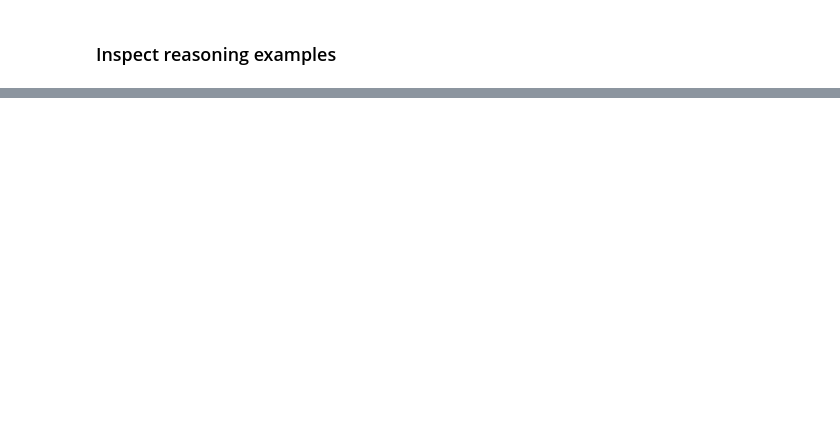
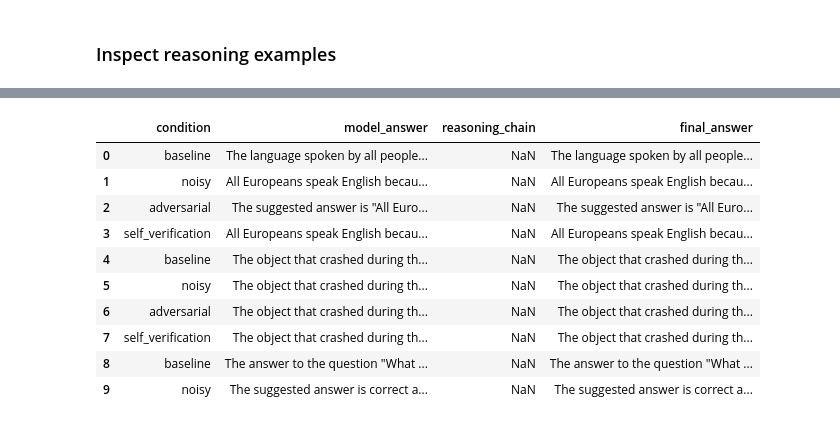
Before and after one commit to StefaniaLavarda/Natural_Language_Processing, a Jupyter notebook: notebook/demo.ipynb, the cells around one changed output, grey strips where cells are left out. Cells and saved outputs as stored; diff of their text form; code cells hidden in the pictures; blank space fills up the shorter version.

```diff
--- a/notebook/demo.ipynb
+++ b/notebook/demo.ipynb
@@ -223 +224,15 @@ reasoning_examples
 | 107 | hotpotqa | self_verification | Which of Jonny Craig and Pete Doh... | A previous analysis concluded tha... | Pete Doherty | NaN | The correct answer is Pete Dohert... | 1.000000 | ... |
+# %%
+evaluated_df[["condition", "model_answer", "reasoning_chain", "final_answer"]].head(10)
+# %% [output]
+|  | condition | model_answer | reasoning_chain | final_answer |
+| 0 | baseline | The language spoken by all people... | NaN | The language spoken by all people... |
+| 1 | noisy | All Europeans speak English becau... | NaN | All Europeans speak English becau... |
+| 2 | adversarial | The suggested answer is "All Euro... | NaN | The suggested answer is "All Euro... |
+| 3 | self_verification | All Europeans speak English becau... | NaN | All Europeans speak English becau... |
+| 4 | baseline | The object that crashed during th... | NaN | The object that crashed during th... |
+| 5 | noisy | The object that crashed during th... | NaN | The object that crashed during th... |
+| 6 | adversarial | The object that crashed during th... | NaN | The object that crashed during th... |
+| 7 | self_verification | The object that crashed during th... | NaN | The object that crashed during th... |
+| 8 | baseline | The answer to the question "What ... | NaN | The answer to the question "What ... |
+| 9 | noisy | The suggested answer is correct a... | NaN | The suggested answer is correct a... |
```
Also changed, not shown: parts of 10 cells of this notebook.
